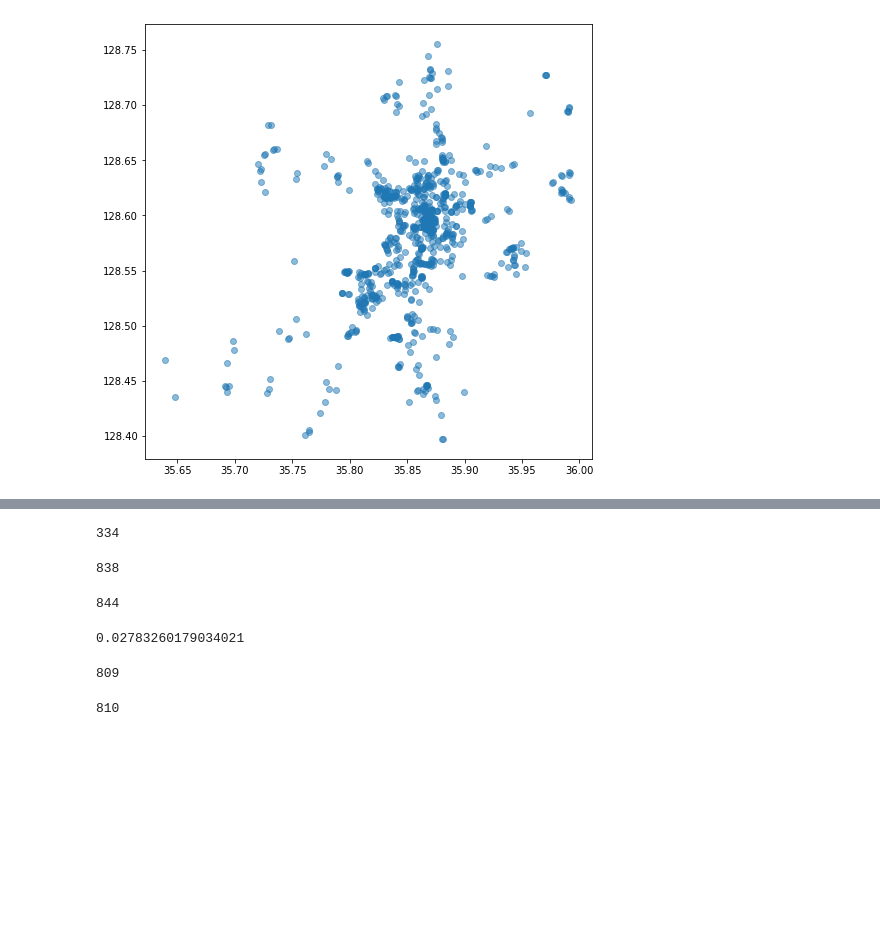
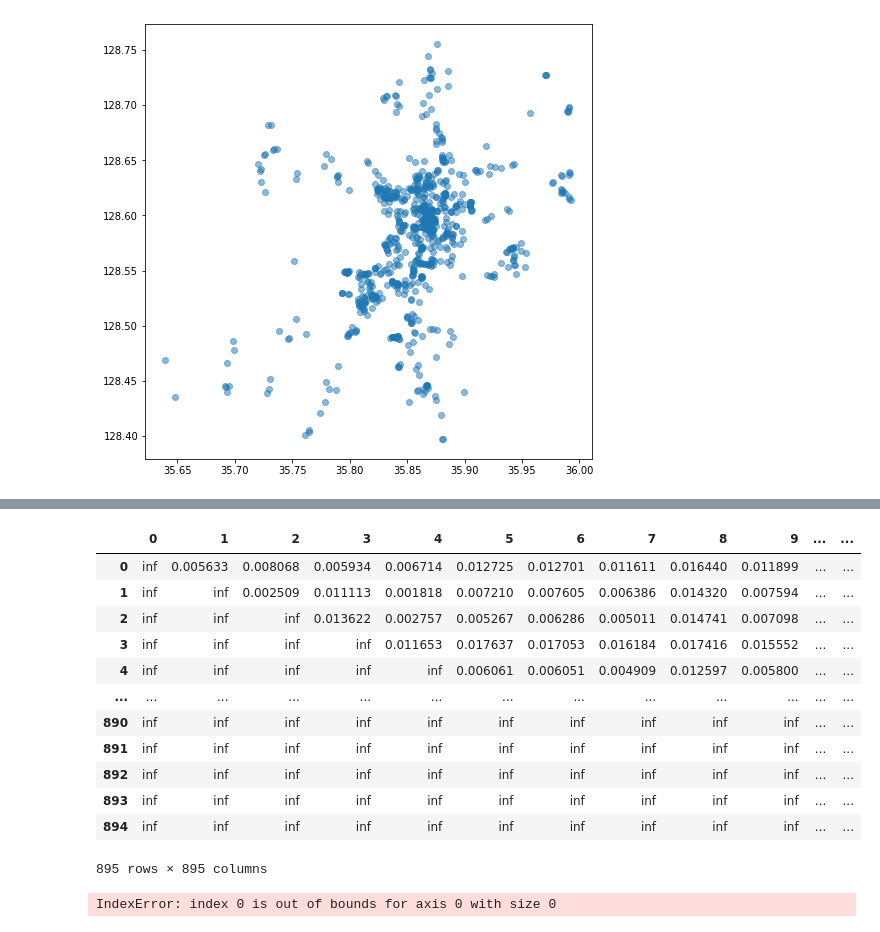
Before and after one commit to hyeonkeemin/KNU, a Jupyter notebook: report 3/2022235027.ipynb, the cells around one changed output, grey strips where cells are left out. Saved outputs shown, nothing was run; the diff lists cells and outputs as text; code cells hidden in the pictures; blank space fills up the shorter version.

```diff
--- a/report 3/2022235027.ipynb
+++ b/report 3/2022235027.ipynb
@@ -171,51 +174,72 @@ distance_matrix = np.where(distance_matrix==0, np.inf, distance_matrix)
+# %%
+pd.DataFrame(distance_matrix)
+# %% [output]
+|  | 0 | 1 | 2 | 3 | 4 | 5 | 6 | 7 | 8 | 9 | ... | ... |
+| 0 | inf | 0.005633 | 0.008068 | 0.005934 | 0.006714 | 0.012725 | 0.012701 | 0.011611 | 0.016440 | 0.011899 | ... | ... |
+| 1 | inf | inf | 0.002509 | 0.011113 | 0.001818 | 0.007210 | 0.007605 | 0.006386 | 0.014320 | 0.007594 | ... | ... |
+| 2 | inf | inf | inf | 0.013622 | 0.002757 | 0.005267 | 0.006286 | 0.005011 | 0.014741 | 0.007098 | ... | ... |
+| 3 | inf | inf | inf | inf | 0.011653 | 0.017637 | 0.017053 | 0.016184 | 0.017416 | 0.015552 | ... | ... |
+| 4 | inf | inf | inf | inf | inf | 0.006061 | 0.006051 | 0.004909 | 0.012597 | 0.005800 | ... | ... |
+| ... | ... | ... | ... | ... | ... | ... | ... | ... | ... | ... | ... | ... |
+| 890 | inf | inf | inf | inf | inf | inf | inf | inf | inf | inf | ... | ... |
+| 891 | inf | inf | inf | inf | inf | inf | inf | inf | inf | inf | ... | ... |
+| 892 | inf | inf | inf | inf | inf | inf | inf | inf | inf | inf | ... | ... |
+| 893 | inf | inf | inf | inf | inf | inf | inf | inf | inf | inf | ... | ... |
+| 894 | inf | inf | inf | inf | inf | inf | inf | inf | inf | inf | ... | ... |
+895 rows × 895 columns
 # %%
 # for i in tqdm(range(len(np.unique(cluster_list)))):
-for i in tqdm(range(563)):
+for i in tqdm(range(568)):
+
     next_step = cluster_list[-1].copy()
 
     min_i = np.where(distance_matrix == np.min(distance_matrix))[0][0]
     min_j = np.where(distance_matrix == np.min(distance_matrix))[1][0]
 
     # print(f'---변경 전 i 클러스터: {next_step[min_i]}, j 클러스터: {next_step[min_j]}')
+
     # next_step[min_j] = min_i # index 값 하나만 변경 X, 클러스터 값 전체 수정 필요
     next_step = [next_step[min_i] if idx == min_j else value for idx, value in enumerate(next_step)]
-
     cluster_list.append(next_step)
 
-    # 클러스터 평균 중심점으로 좌표 이동
+    # 클러스터 쌍의 중심점으로 좌표 이동
     coord_dict[min_i] = np.mean(np.array([coord_dict[min_i], coord_dict[min_j]]), axis=0)
+    coord_dict[min_j] = np.array([np.inf, np.inf])
 
+
+    ####### distnace matrix 계산 ######## -> 막힘
     distance_matrix[:, min_j] = np.inf
     distance_matrix[min_j, :] = np.inf
 
+
+
+    ################### distance matrix for 문 두번 ######################
+#     distance_matrix[:, min_j] = np.inf
+#     for i in range(len(coord_dict)):
+#         distance_matrix[:, min_i] = np.linalg.norm(coord_dict[i] - coord_dict[min_i])
+
+#     distance_matrix[min_j, :] = np.inf
+#     for i in range(len(coord_dict)):
+#         distance_matrix[min_j, :] = np.linalg.norm(coord_dict[i] - coord_dict[min_i])
+
+#     distance_matrix = np.triu(distance_matrix, k=1)
+#     distance_matrix = np.where(distance_matrix==0, np.inf, distance_matrix)
+
+
+    ################### distance matrix 2중 for 문 ######################
     for i in range(len(coord_dict)):
-        distance_matrix[:, min_i] = np.linalg.norm(coord_dict[i] - coord_dict[min_i])
+        for j in range(len(coord_dict)):
+            distance_matrix[i, j] = np.linalg.norm(coord_dict[i] - coord_dict[j])
 
+
+    distance_matrix = np.triu(distance_matrix, k=1)
+    distance_matrix = np.where(distance_matrix==0, np.inf, distance_matrix)
+
+
+    ################### 확인용 #####################
     # print(f'i: {min_i}, j: {min_j}')
     # print(f'---변경 후 i 클러스터: {next_step[min_i]}, j 클러스터: {next_step[min_j]}')
     # print(f'클러스터 갯수: {len(np.unique(next_step))}')
     # print('')
+# %% [output]
+IndexError: index 0 is out of bounds for axis 0 with size 0
-# %%
-len(np.unique(next_step))
-# %% [output]
-334
-# %%
-min_i
-# %% [output]
-838
-# %%
-min_j
-# %% [output]
-844
-# %%
-distance_matrix[809, 810]
-# %% [output]
-0.02783260179034021
-# %%
-next_step[809]
-# %% [output]
-809
-# %%
-next_step[810]
-# %% [output]
-810
```
Also changed, not shown: parts of 11 cells of this notebook.
